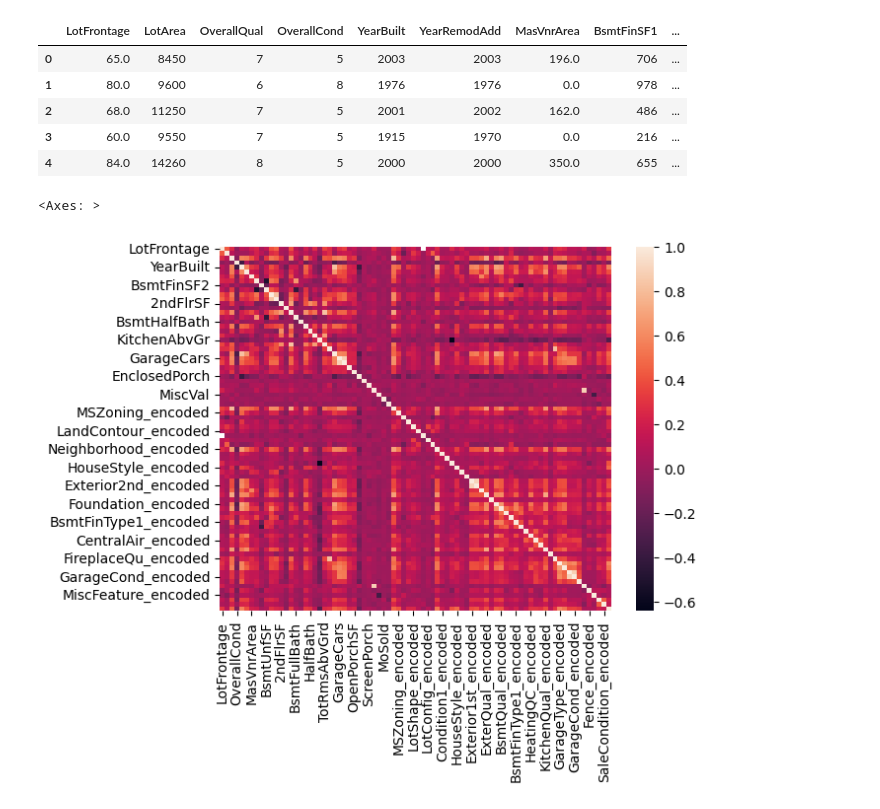
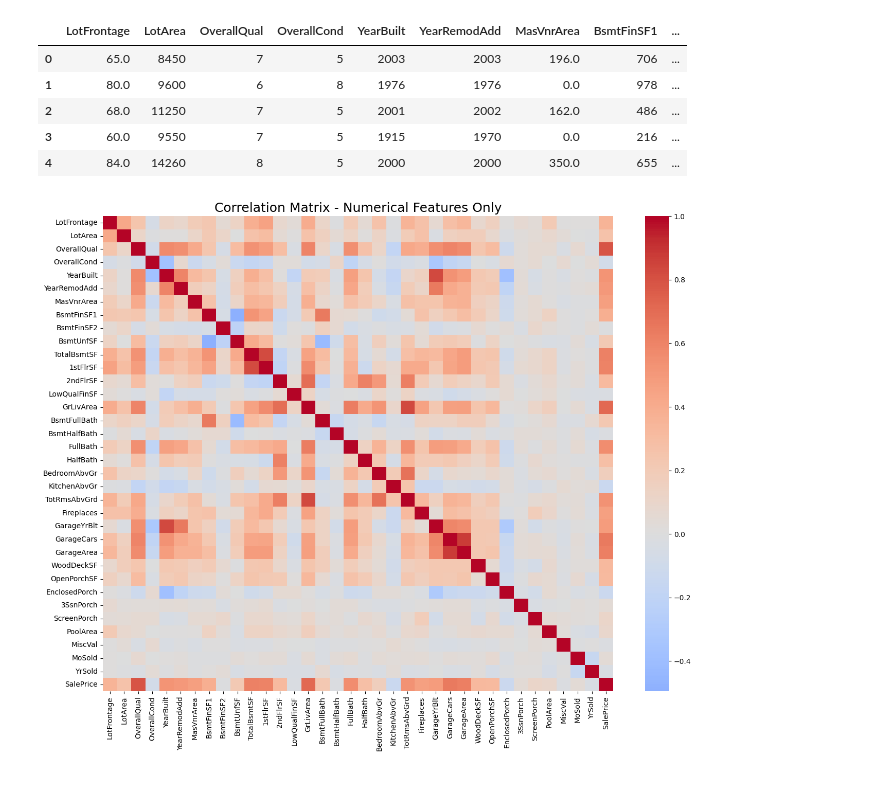
Before and after one commit to k0stro/house-prices-eda-regression, a Jupyter notebook: house-prices-eda-regression.ipynb, the cells around one changed output. Saved outputs shown, nothing was run; the diff lists cells and outputs as text; code cells hidden in the pictures.

Commit message:
Kaggle Notebook | House Prices - EDA, regression | Version 2

```diff
--- a/house-prices-eda-regression.ipynb
+++ b/house-prices-eda-regression.ipynb
@@ -549,6 +549,18 @@ The ANOVA test indicates that there is no significant difference in sale price b
 ## Encoding variables
 # %%
 def target_guided_ordinal_encoding(df, categorical_col, target_col):
+    """
+    Performs target-guided ordinal encoding
+
+    Parameters:
+    df: pandas DataFrame
+    categorical_col: List of categorical columns to encode
+    target_col: Target column (e.g. 'SalePrice')
+
+    Returns:
+    DataFrame with encoded columns
+    Encoding map
+    """
     encoding_maps = {}
     #calculating average 'SalePrice' for each column and category
     for col in categorical_col:
@@ -593,9 +605,11 @@ df_encoded.head()
 | 2 | 68.0 | 11250 | 7 | 5 | 2001 | 2002 | 162.0 | 486 | ... |
 | 3 | 60.0 | 9550 | 7 | 5 | 1915 | 1970 | 0.0 | 216 | ... |
 | 4 | 84.0 | 14260 | 8 | 5 | 2000 | 2000 | 350.0 | 655 | ... |
-# %%
-corr = df_encoded.corr()
-sns.heatmap(corr)
-# %% [output]
-<Axes: >
-[figure, removed]
+# %%
+corr_matrix_num = df_encoded[numerical_cols+['SalePrice']].corr()
+plt.figure(figsize=(16, 12))
+sns.heatmap(corr_matrix_num, annot = False, cmap = 'coolwarm', center = 0)
+plt.title('Correlation Matrix - Numerical Features Only', fontsize=18)
+plt.show()
+# %% [output]
+[figure, added]
```
Also changed, not shown: parts of 1 cell of this notebook.
